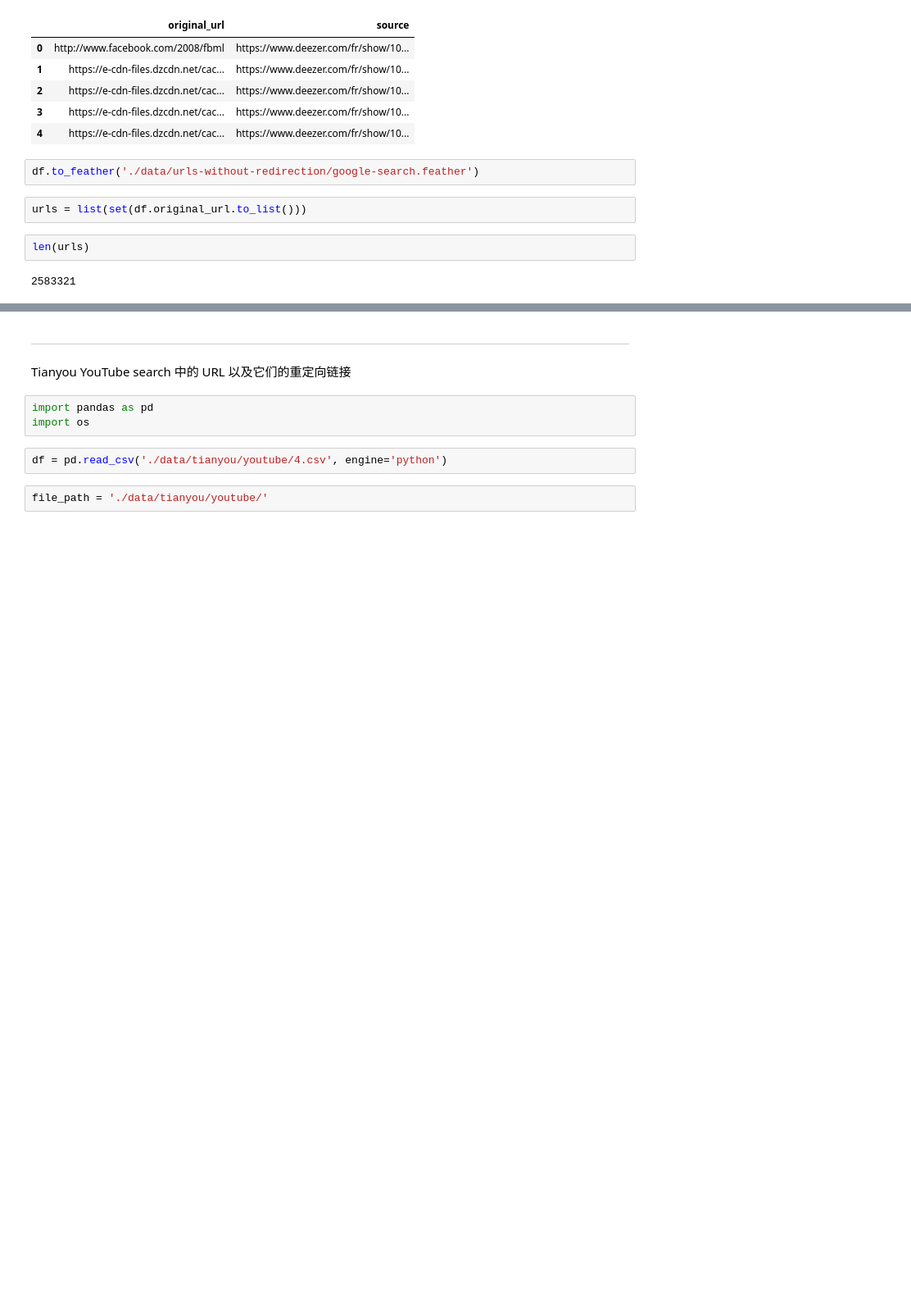
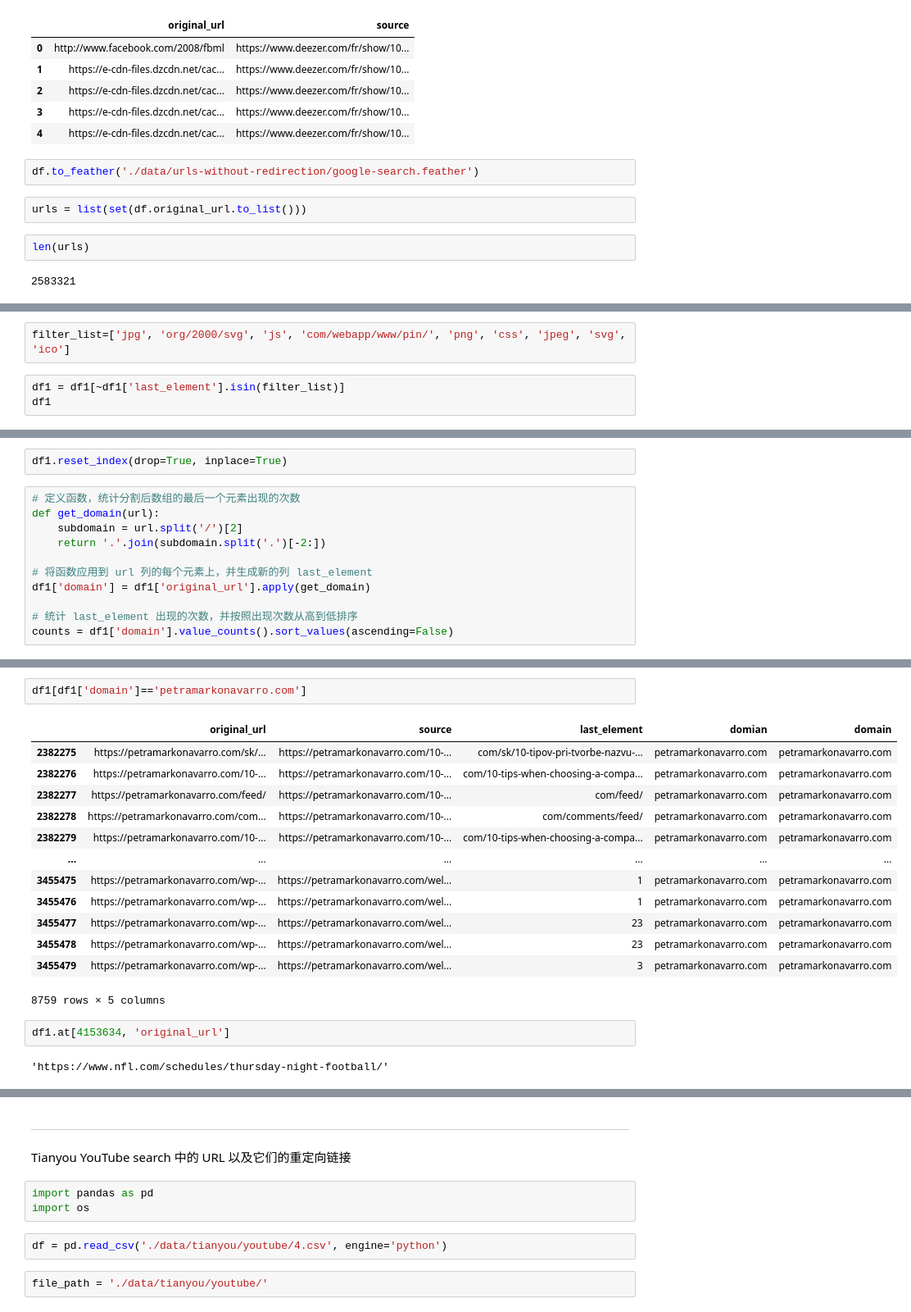
Before and after one commit to suniven/affiliate-marketing-research, a Jupyter notebook: concat_df.ipynb, the cells around one changed output, grey strips where cells are left out. Shown at 82% size. Drawn from its saved outputs; the diff is of its cells as text; blank space fills up the shorter version.

```diff
--- a/concat_df.ipynb
+++ b/concat_df.ipynb
@@ -135,0 +182,5 @@ df1 = df[~df['original_url'].str.endswith(tuple(excluded_extensions))]
+# %%
+filter_list=['jpg', 'org/2000/svg', 'js', 'com/webapp/www/pin/', 'png', 'css', 'jpeg', 'svg', 'ico']
+# %%
+df1 = df1[~df1['last_element'].isin(filter_list)]
+df1
@@ -135,0 +201,13 @@ df1 = df[~df['original_url'].str.endswith(tuple(excluded_extensions))]
+# %%
+df1.reset_index(drop=True, inplace=True)
+# %%
+# 定义函数，统计分割后数组的最后一个元素出现的次数
+def get_domain(url):
+    subdomain = url.split('/')[2]
+    return '.'.join(subdomain.split('.')[-2:])
+
+# 将函数应用到 url 列的每个元素上，并生成新的列 last_element
+df1['domain'] = df1['original_url'].apply(get_domain)
+
+# 统计 last_element 出现的次数，并按照出现次数从高到低排序
+counts = df1['domain'].value_counts().sort_values(ascending=False)
@@ -135,0 +240,20 @@ df1 = df[~df['original_url'].str.endswith(tuple(excluded_extensions))]
+# %%
+df1[df1['domain']=='petramarkonavarro.com']
+# %% [output]
+|  | original_url | source | last_element | domian | domain |
+| 2382275 | https://petramarkonavarro.com/sk/... | https://petramarkonavarro.com/10-... | com/sk/10-tipov-pri-tvorbe-nazvu-... | petramarkonavarro.com | petramarkonavarro.com |
+| 2382276 | https://petramarkonavarro.com/10-... | https://petramarkonavarro.com/10-... | com/10-tips-when-choosing-a-compa... | petramarkonavarro.com | petramarkonavarro.com |
+| 2382277 | https://petramarkonavarro.com/feed/ | https://petramarkonavarro.com/10-... | com/feed/ | petramarkonavarro.com | petramarkonavarro.com |
+| 2382278 | https://petramarkonavarro.com/com... | https://petramarkonavarro.com/10-... | com/comments/feed/ | petramarkonavarro.com | petramarkonavarro.com |
+| 2382279 | https://petramarkonavarro.com/10-... | https://petramarkonavarro.com/10-... | com/10-tips-when-choosing-a-compa... | petramarkonavarro.com | petramarkonavarro.com |
+| ... | ... | ... | ... | ... | ... |
+| 3455475 | https://petramarkonavarro.com/wp-... | https://petramarkonavarro.com/wel... | 1 | petramarkonavarro.com | petramarkonavarro.com |
+| 3455476 | https://petramarkonavarro.com/wp-... | https://petramarkonavarro.com/wel... | 1 | petramarkonavarro.com | petramarkonavarro.com |
+| 3455477 | https://petramarkonavarro.com/wp-... | https://petramarkonavarro.com/wel... | 23 | petramarkonavarro.com | petramarkonavarro.com |
+| 3455478 | https://petramarkonavarro.com/wp-... | https://petramarkonavarro.com/wel... | 23 | petramarkonavarro.com | petramarkonavarro.com |
+| 3455479 | https://petramarkonavarro.com/wp-... | https://petramarkonavarro.com/wel... | 3 | petramarkonavarro.com | petramarkonavarro.com |
+8759 rows × 5 columns
+# %%
+df1.at[4153634, 'original_url']
+# %% [output]
+'https://www.nfl.com/schedules/thursday-night-football/'
```
Also changed, not shown: parts of 30 cells of this notebook, 2 other files.
